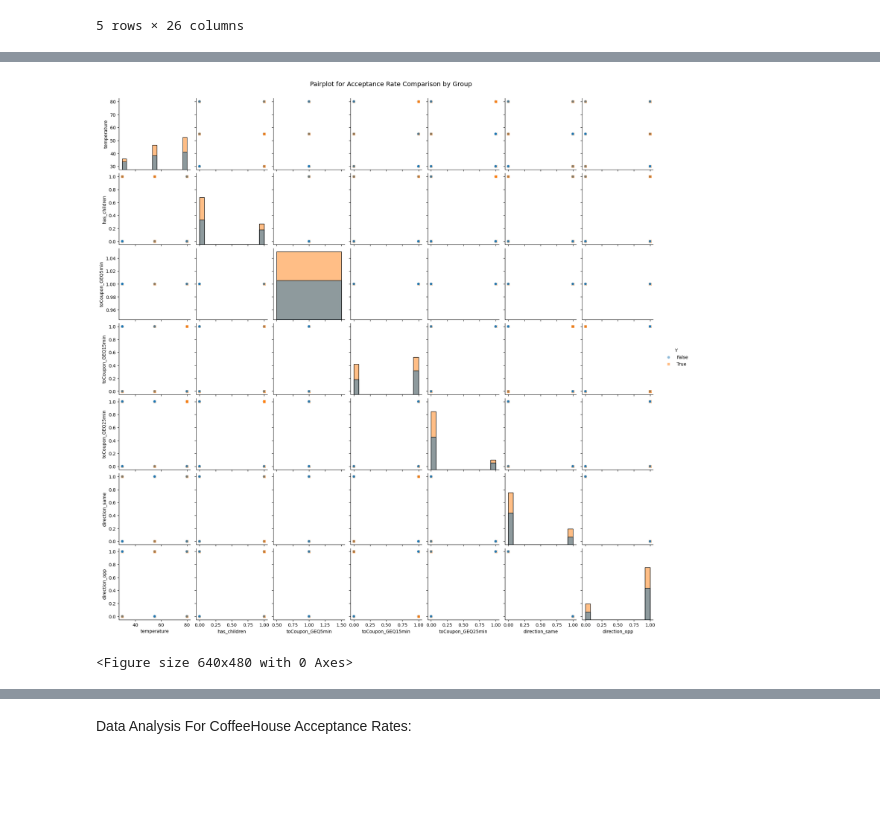
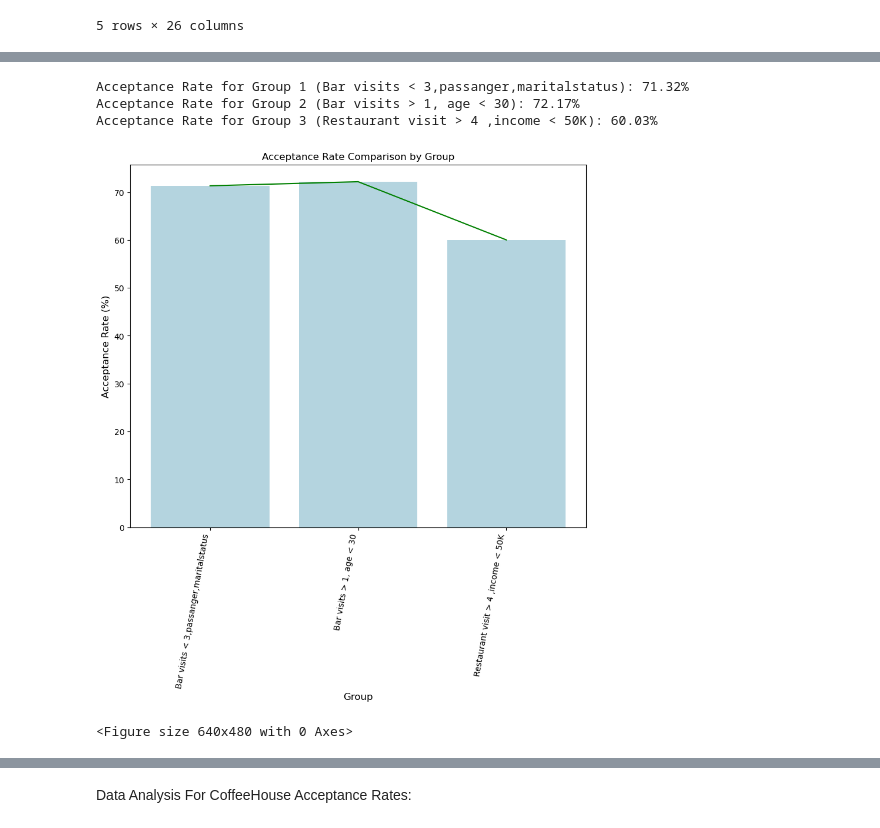
Before and after one commit to bprabhakaran2/Coupon-Data-, a Jupyter notebook: Module 5 Coupon Data analysis/vehicle_coupon_analysis.ipynb, the cells around one changed output, grey strips where cells are left out. Saved outputs shown, nothing was run; the diff lists cells and outputs as text; code cells hidden in the pictures; blank space fills up the shorter version.

```diff
--- a/Module 5 Coupon Data analysis/vehicle_coupon_analysis.ipynb
+++ b/Module 5 Coupon Data analysis/vehicle_coupon_analysis.ipynb
@@ -585,39 +472,55 @@ plt.savefig('Bar Coupon Acceptance rate')
 # %%
 
-# Plot using Seaborn
-df_pairplot = df_vehicle_coupon[['Bar', 'age', 'passanger', 'maritalStatus', 'RestaurantLessThan20', 'income', 'Y']]
-
-# Step 2: Filter data for conditions
+# group to get acceptance rate between those who went to bar 1 or more times a month, passangers who are not kids and marital status not widowed
 condition_1 = df_vehicle_coupon.loc[
     (df_vehicle_coupon['coupon'] == "Bar") &
     (df_vehicle_coupon['Bar'].isin(['1~3','4~8','gt8'])) &
     (df_vehicle_coupon['passanger'] != 'Kid(s)') &
     (df_vehicle_coupon['maritalStatus'] != 'Widowed')
 ]
-
+# group to get acceptance rate between those who went to bar 1 or more times a month, age < 30
 condition_2 = df_vehicle_coupon.loc[
     (df_vehicle_coupon['coupon'] == "Bar") &
     (df_vehicle_coupon['Bar'].isin(['1~3','4~8','gt8'])) &
     (df_vehicle_coupon['age'].isin(['below21','21','26']))
 ]
-
+# group to get acceptance rate for drivers who visited cheap restaurants more then 4 times a month
 condition_3 = df_vehicle_coupon.loc[
     (df_vehicle_coupon['RestaurantLessThan20'] .isin(['4~8','gt8'])) &
     (df_vehicle_coupon['income'].isin(['Less than $12500' ,'$12500 - $24999' ,'$25000 - $37499','$37500 - $49999']))
 ]
-# Combine all conditions into a single DataFrame for pairplot
-df_conditions = pd.concat([condition_1,condition_2,condition_3])
 
-# Create the pairplot
-sns.pairplot(df_conditions, hue='Y', diag_kind='hist', markers=["o", "s"], plot_kws={'alpha': 0.5})
+acceptance_rate_4 = condition_1['Y'].mean() * 100
 
-# Title and axis labels
-plt.suptitle('Pairplot for Acceptance Rate Comparison by Group', fontsize=14)
-plt.subplots_adjust(top=0.95)
+acceptance_rate_5 = condition_2['Y'].mean() * 100
 
-# Show plot
+acceptance_rate_6 = condition_3['Y'].mean() * 100
+
+
+print(f"Acceptance Rate for Group 1 (Bar visits < 3,passanger,maritalstatus): {acceptance_rate_4:.2f}%")
+
+print(f"Acceptance Rate for Group 2 (Bar visits > 1, age < 30): {acceptance_rate_5:.2f}%")
+
+print(f"Acceptance Rate for Group 3 (Restaurant visit > 4 ,income < 50K): {acceptance_rate_6:.2f}%")
+
+acceptance_rates_1 = pd.DataFrame({
+    'Group': ['Bar visits < 3,passanger,maritalstatus', 'Bar visits > 1, age < 30','Restaurant visit > 4 ,income < 50K'],
+    'Acceptance Rate (%)': [acceptance_rate_4, acceptance_rate_5, acceptance_rate_6]
+})
+plt.figure(figsize=(10, 8))
+sns.barplot(x='Group', y='Acceptance Rate (%)', data=acceptance_rates_1,color = 'lightblue')
+sns.lineplot(x='Group', y='Acceptance Rate (%)', data=acceptance_rates_1,color = 'green')
+# Add title and labels
+plt.title('Acceptance Rate Comparison by Group', fontsize=12)
+plt.xlabel('Group', fontsize=12)
+
+plt.ylabel('Acceptance Rate (%)', fontsize=12)
+plt.xticks(rotation=80, ha='right')
 plt.show()
-plt.savefig('Bar plot groups affecting other variables')
+plt.savefig('Bar Coupon Acceptance rate by Group 4,5,6')
 # %% [output]
+Acceptance Rate for Group 1 (Bar visits < 3,passanger,maritalstatus): 71.32%
+Acceptance Rate for Group 2 (Bar visits > 1, age < 30): 72.17%
+Acceptance Rate for Group 3 (Restaurant visit > 4 ,income < 50K): 60.03%
-[figure, old version]
+[figure, new version]
-<Figure size 640x480 with 0 Axes>
+<Figure size 640x480 with 0 Axes>
```
Also changed, not shown: parts of 18 cells of this notebook.
